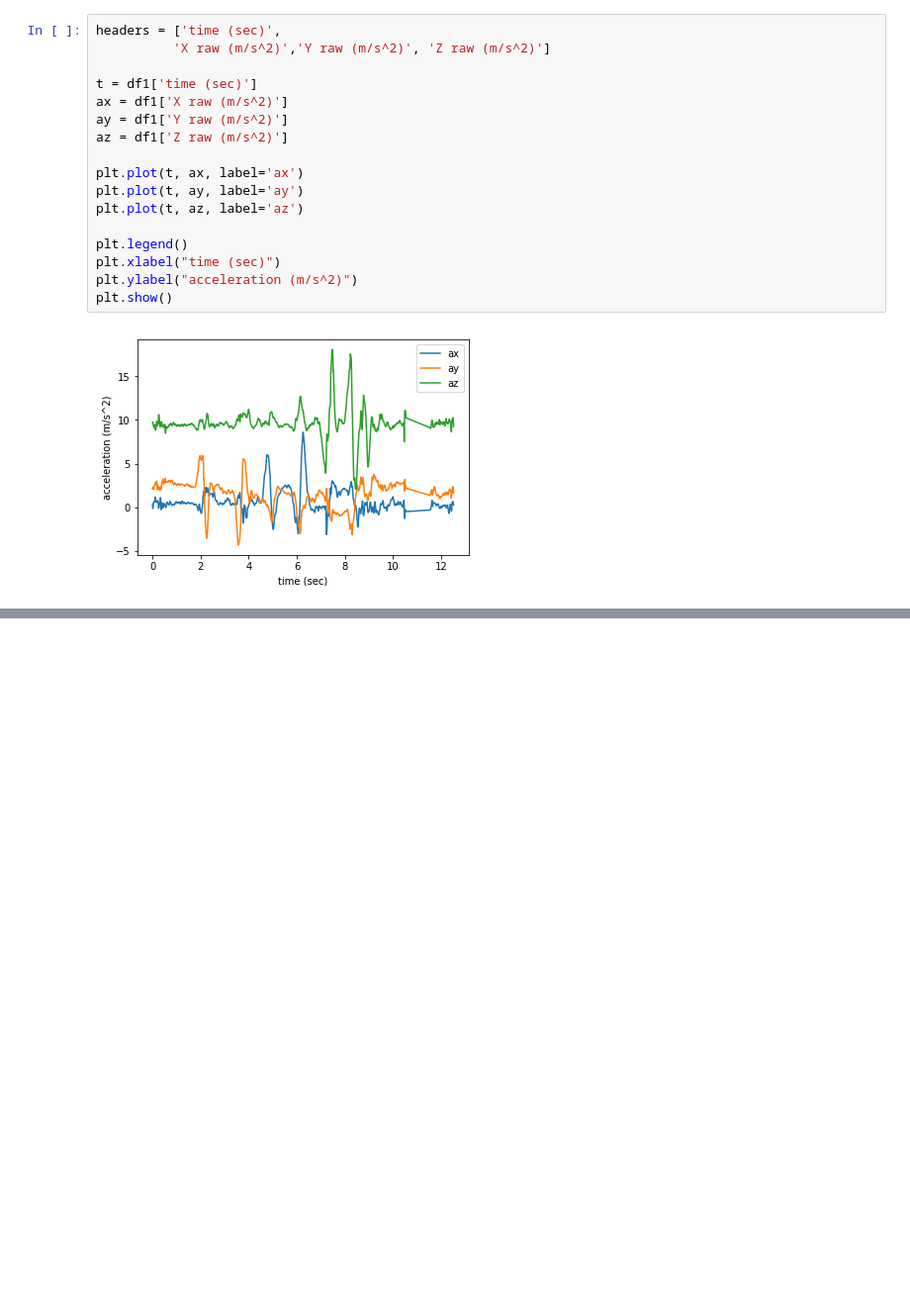
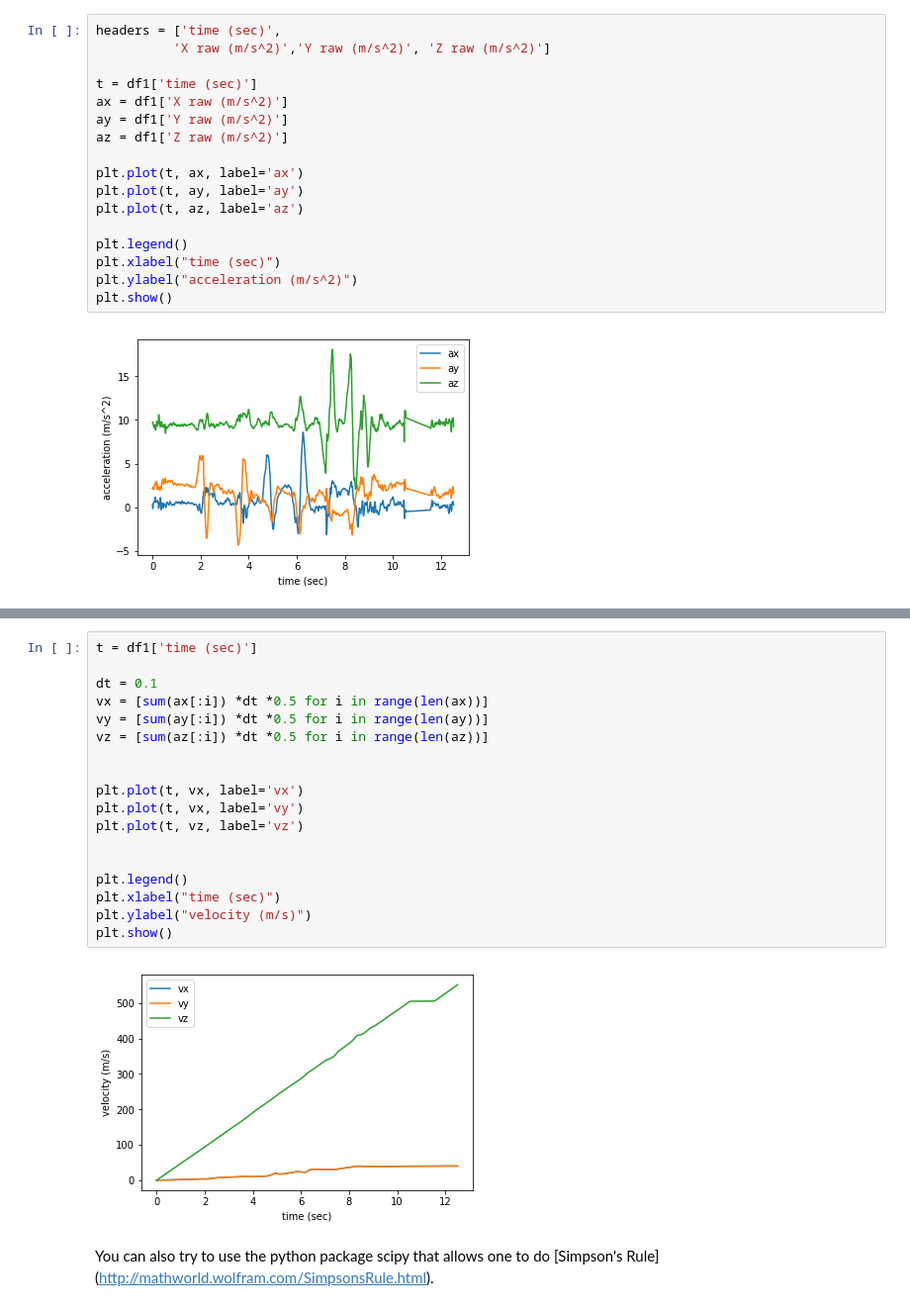
Before and after one commit to uzzielperez/Physics-for-Physics-Teachers, a Jupyter notebook: Week1/Experiments/iPhone Accelerometer Data.ipynb, the cells around one changed output, grey strips where cells are left out. Shown at 99% size. Saved outputs shown, nothing was run; the diff lists cells and outputs as text; blank space fills up the shorter version.

Commit message:
Trapezoidal rule to get velocity plot

```diff
--- a/Week1/Experiments/iPhone Accelerometer Data.ipynb
+++ b/Week1/Experiments/iPhone Accelerometer Data.ipynb
@@ -52,0 +59,22 @@ plt.show()
+# %%
+t = df1['time (sec)']
+
+dt = 0.1
+vx = [sum(ax[:i]) *dt *0.5 for i in range(len(ax))]
+vy = [sum(ay[:i]) *dt *0.5 for i in range(len(ay))]
+vz = [sum(az[:i]) *dt *0.5 for i in range(len(az))]
+
+
+plt.plot(t, vx, label='vx')
+plt.plot(t, vx, label='vy')
+plt.plot(t, vz, label='vz')
+
+
+plt.legend()
+plt.xlabel("time (sec)")
+plt.ylabel("velocity (m/s)")
+plt.show()
+# %% [output]
+[figure, added]
+# %% [markdown]
+You can also try to use the python package scipy that allows one to do [Simpson's Rule] (http://mathworld.wolfram.com/SimpsonsRule.html).
```
Also changed, not shown: parts of 1 cell of this notebook.
